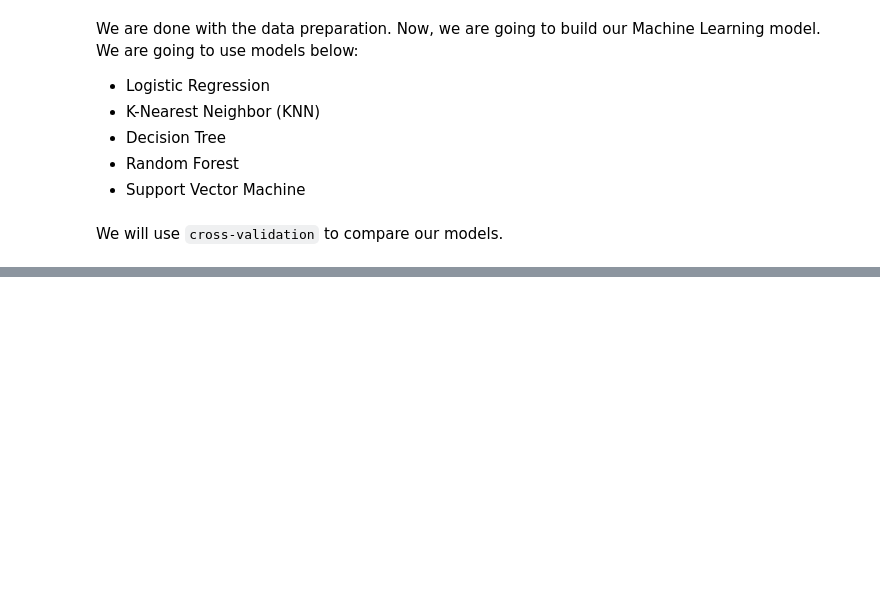
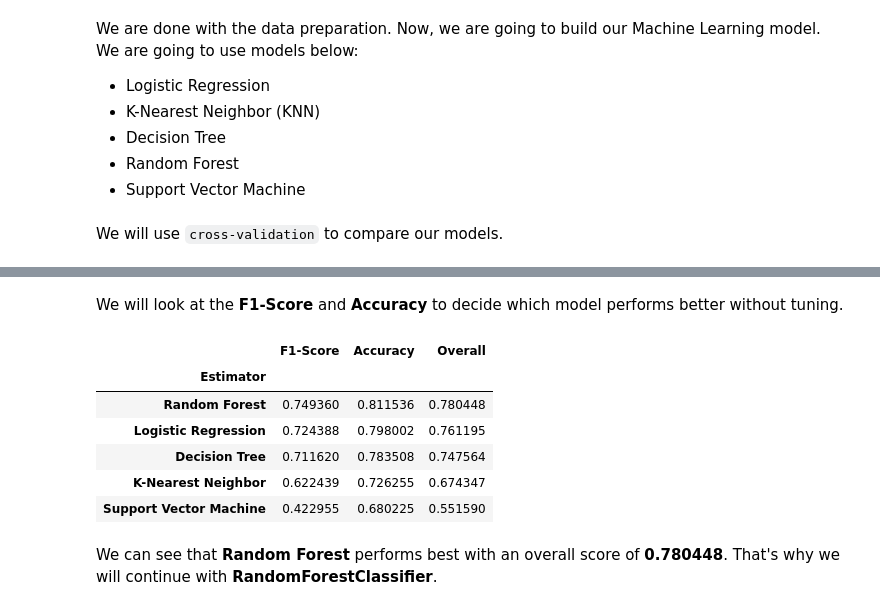
Before and after one commit to sahinozan/Titanic, a Jupyter notebook: titanic.ipynb, the cells around one changed output, grey strips where cells are left out. Saved outputs shown, nothing was run; the diff lists cells and outputs as text; code cells hidden in the pictures; blank space fills up the shorter version.

Commit message:
Added f1-score and accuracy comparison

```diff
--- a/titanic.ipynb
+++ b/titanic.ipynb
@@ -748,9 +748,19 @@ estimators = {
 # %% [markdown]
 We will use `cross-validation` to compare our models.
 # %%
+cv_scores = pd.DataFrame(columns=["Estimator", "F1-Score", "Accuracy", "Overall"])
+
 def compare_models(estimator=estimators, cv=10):
+    global cv_scores
     for name, est in estimator.items():
         cv_pred = cross_val_predict(estimator=est, X=X_train, y=y_train, cv=cv)
+        cv_score = cross_validate(estimator=est, X=X_train, y=y_train, cv=cv, scoring=(['f1', 'accuracy']))
+        cv_scores = cv_scores.append({
+            "Estimator": name,
+            "F1-Score": cv_score["test_f1"].mean(),
+            "Accuracy": cv_score["test_accuracy"].mean(),
+            "Overall": (cv_score["test_f1"].mean() + cv_score["test_accuracy"].mean()) / 2
+        }, ignore_index=True)
         print(f'\nClassification Report for {name}')
         print(classification_report(y_true=y_train, y_pred=cv_pred))
 # %%
@@ -773,3 +783,17 @@ Classification Report for KNN
     accuracy                           0.68       891
    macro avg       0.68      0.61      0.60       891
 weighted avg       0.68      0.68      0.64       891
+# %% [markdown]
+We will look at the **F1-Score** and **Accuracy** to decide which model performs better without tuning.
+# %%
+cv_scores.sort_values('Overall', ascending=False).reindex(columns=['Estimator', 'F1-Score', 'Accuracy', 'Overall']).set_index('Estimator')
+# %% [output]
+|  | F1-Score | Accuracy | Overall |
+| Estimator |  |  |  |
+| Random Forest | 0.749360 | 0.811536 | 0.780448 |
+| Logistic Regression | 0.724388 | 0.798002 | 0.761195 |
+| Decision Tree | 0.711620 | 0.783508 | 0.747564 |
+| K-Nearest Neighbor | 0.622439 | 0.726255 | 0.674347 |
+| Support Vector Machine | 0.422955 | 0.680225 | 0.551590 |
+# %% [markdown]
+We can see that **Random Forest** performs best with an overall score of **0.780448**. That's why we will continue with **RandomForestClassifier**.
```
Also changed, not shown: parts of 4 cells of this notebook.
